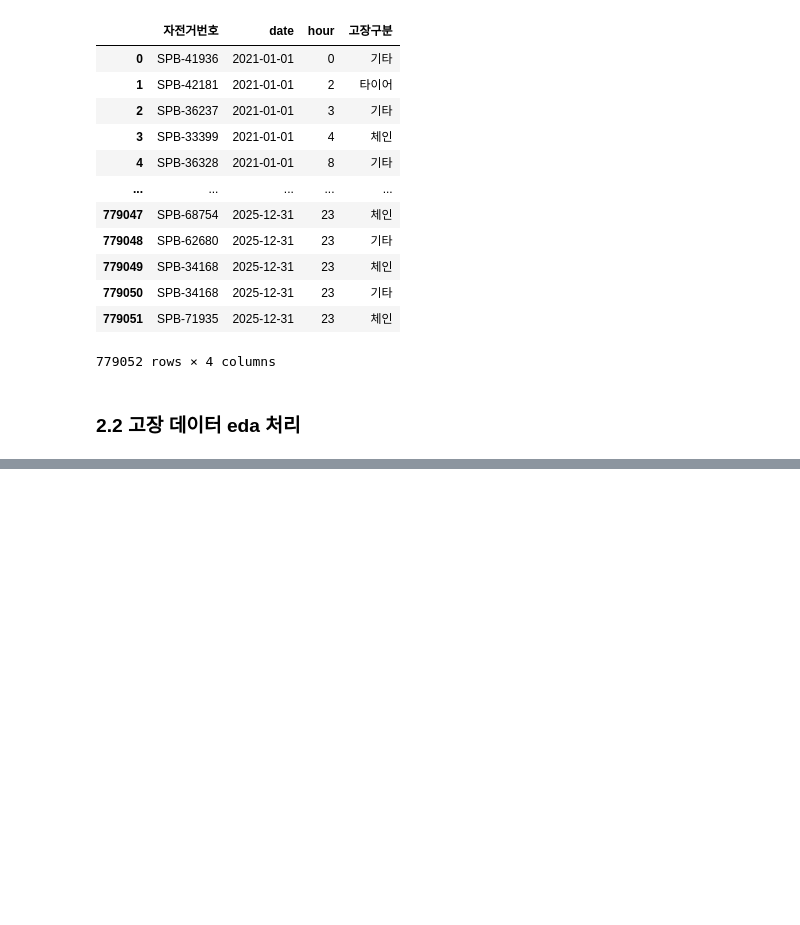
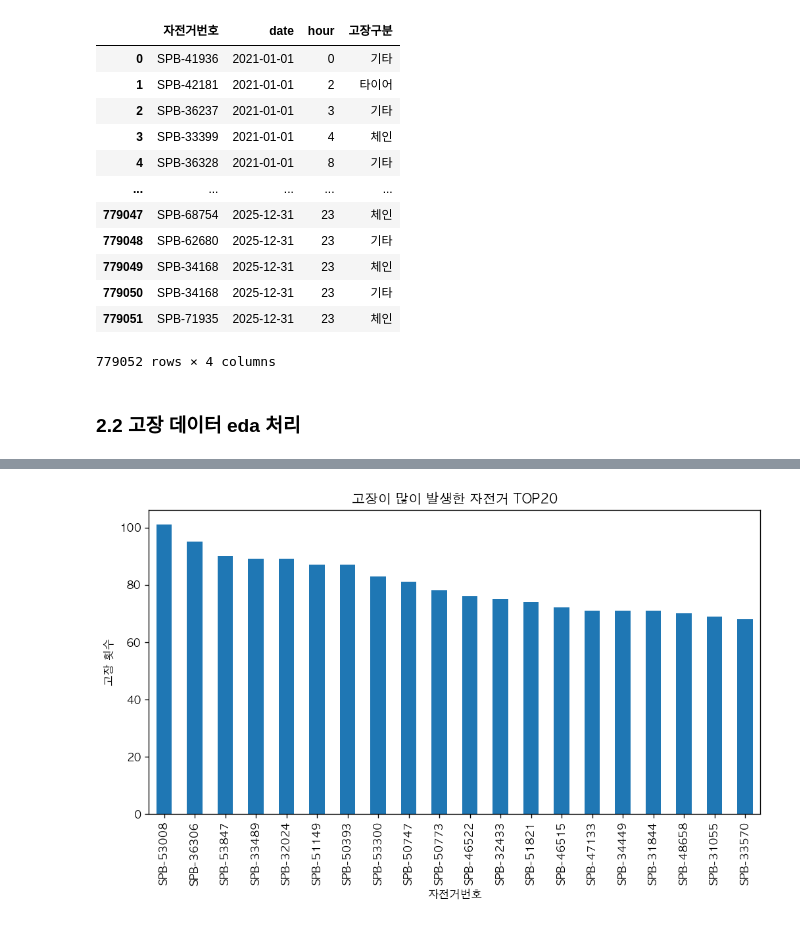
Before and after one commit to Jinx921/26-1_BITAmin_project, a Jupyter notebook: data_eda.ipynb, the cells around one changed output, grey strips where cells are left out. Drawn from its saved outputs; the diff is of its cells as text; code cells hidden in the pictures; blank space fills up the shorter version.

```diff
--- a/data_eda.ipynb
+++ b/data_eda.ipynb
@@ -459,0 +481,12 @@ repair_all_2.to_parquet(
+# %%
+# 자전거별 고장 빈도 확인
+top_bikes = repair_all_2['자전거번호'].value_counts().head(20)
+
+top_bikes.plot(kind='bar')
+plt.title('고장이 많이 발생한 자전거 TOP20')
+plt.xlabel('자전거번호')
+plt.ylabel('고장 횟수')
+plt.xticks(rotation=90)
+plt.show()
+# %% [output]
+[figure, added]
```
Also changed, not shown: parts of 7 cells of this notebook.
